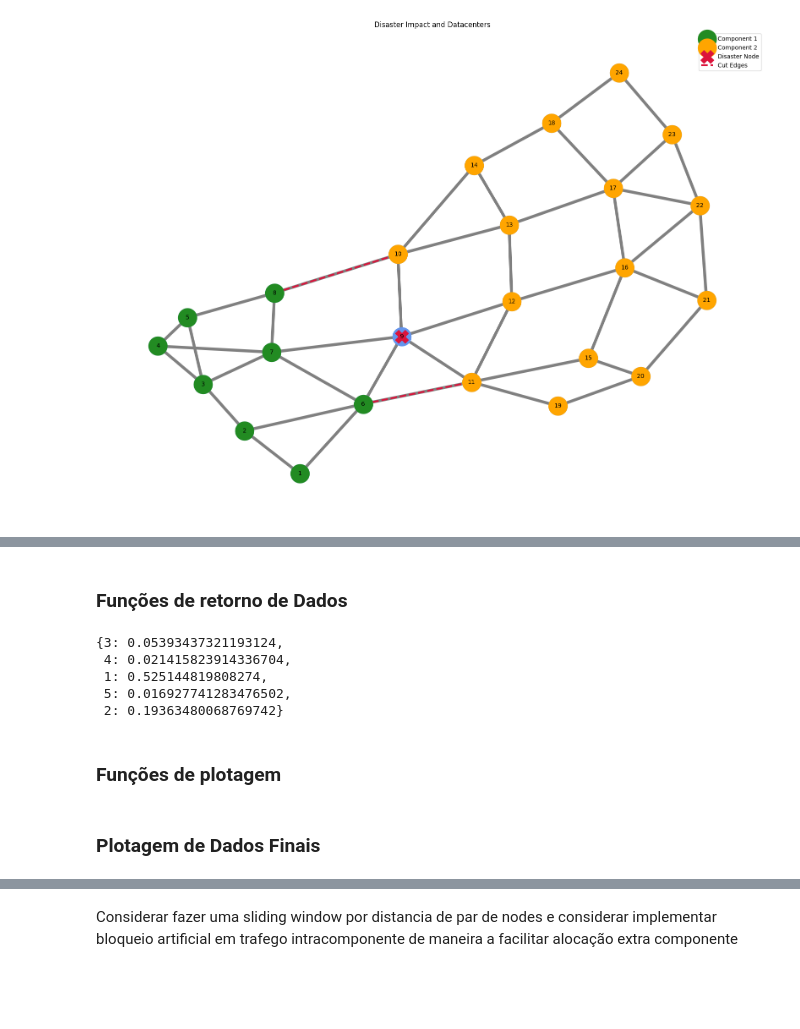
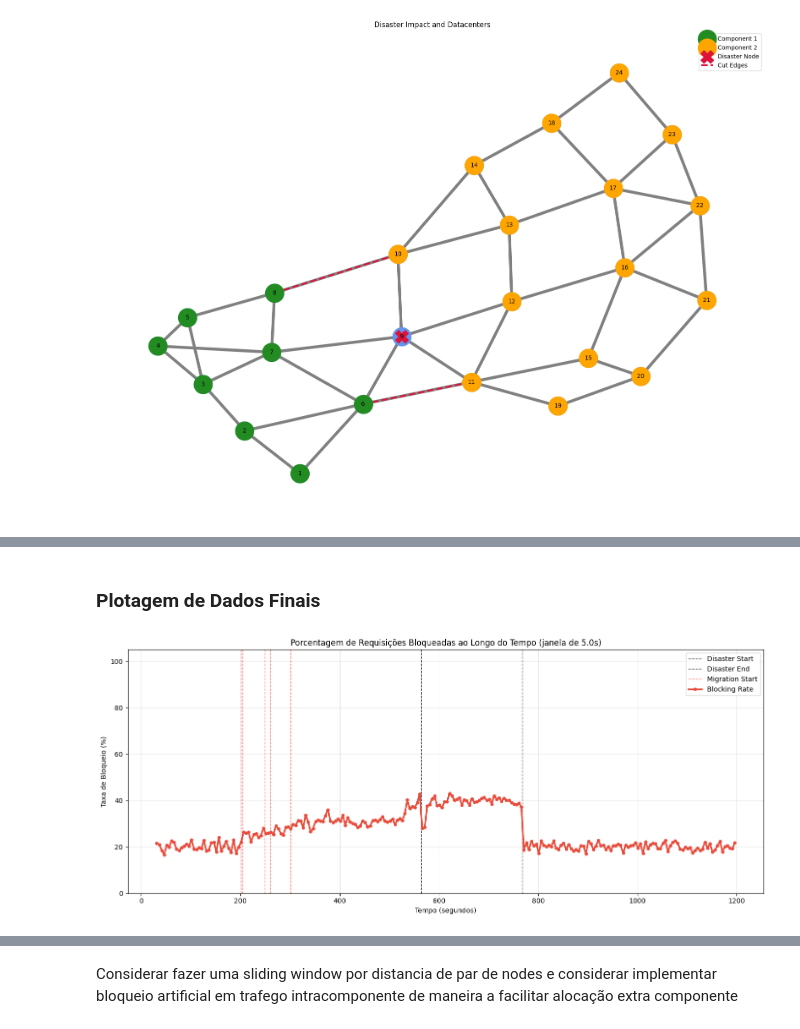
Before and after one commit to Claudiof5/simulador-EON-pre-Desastre, a Jupyter notebook: Analise_dados_refactored.ipynb, the cells around one changed output, grey strips where cells are left out. Cells and saved outputs as stored; diff of their text form; code cells hidden in the pictures; blank space fills up the shorter version.

```diff
--- a/Analise_dados_refactored.ipynb
+++ b/Analise_dados_refactored.ipynb
@@ -228,14 +272,10 @@ visualization.topology_plots.plot_isps_separately(
-# %% [markdown]
-### Funções de retorno de Dados
-# %%
-analysis.metrics_calculator.calculate_availability_by_distance(dataframe1, TOPOLOGY)
-# %% [output]
-{3: 0.05393437321193124,
- 4: 0.021415823914336704,
- 1: 0.525144819808274,
- 5: 0.016927741283476502,
- 2: 0.19363480068769742}
-# %% [markdown]
-### Funções de plotagem
 # %% [markdown]
 ### Plotagem de Dados Finais
+# %%
+visualization.traffic_plots.plot_blocking_percentage_over_time(
+    dataframe1,
+    scenario=cenario1,
+
+)
+# %% [output]
+[figure, added]
```
Also changed, not shown: parts of 22 cells of this notebook, 16 other files.
